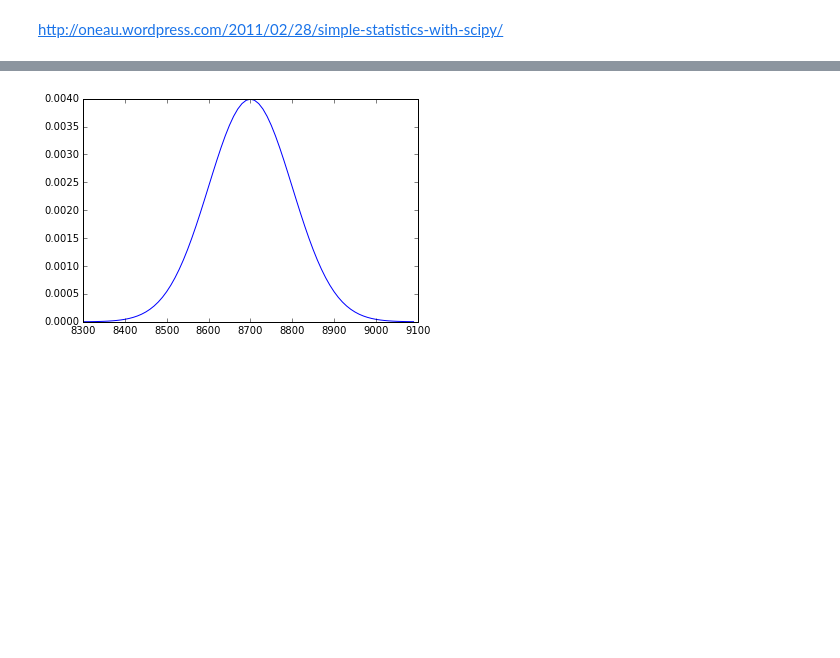
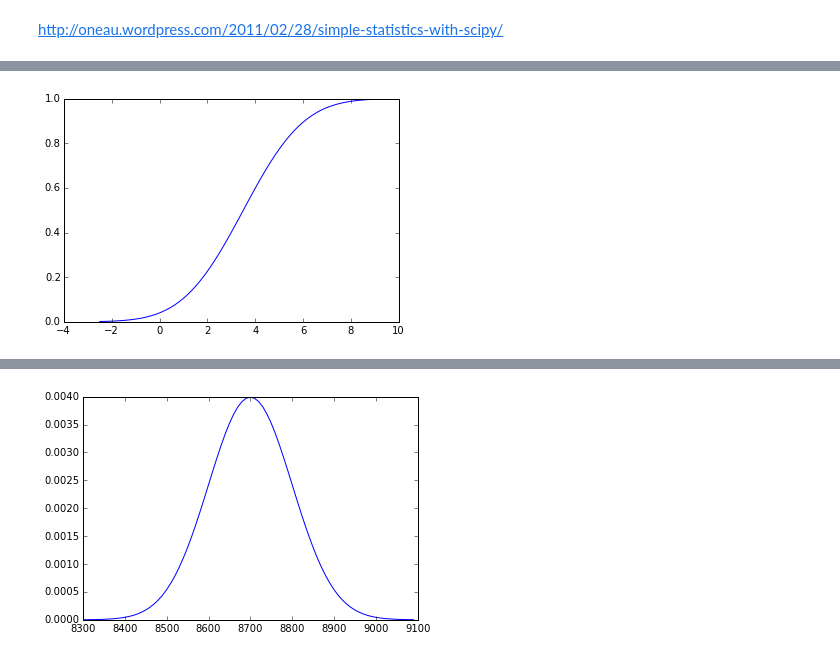
Before and after one commit to lmpizarro/apuntes-python-cientifico, a Jupyter notebook: src/notebooks/reliability.ipynb, the cells around one changed output, grey strips where cells are left out. Cells and saved outputs as stored; diff of their text form; code cells hidden in the pictures; blank space fills up the shorter version.

```diff
--- a/src/notebooks/reliability.ipynb
+++ b/src/notebooks/reliability.ipynb
@@ -10,0 +45,5 @@ http://oneau.wordpress.com/2011/02/28/simple-statistics-with-scipy/
+# %%
+cdf = pdf.cdf(x)
+plt.plot (x,cdf);
+# %% [output]
+[figure, added]
```
Also changed, not shown: parts of 31 cells of this notebook, 1 other file.
